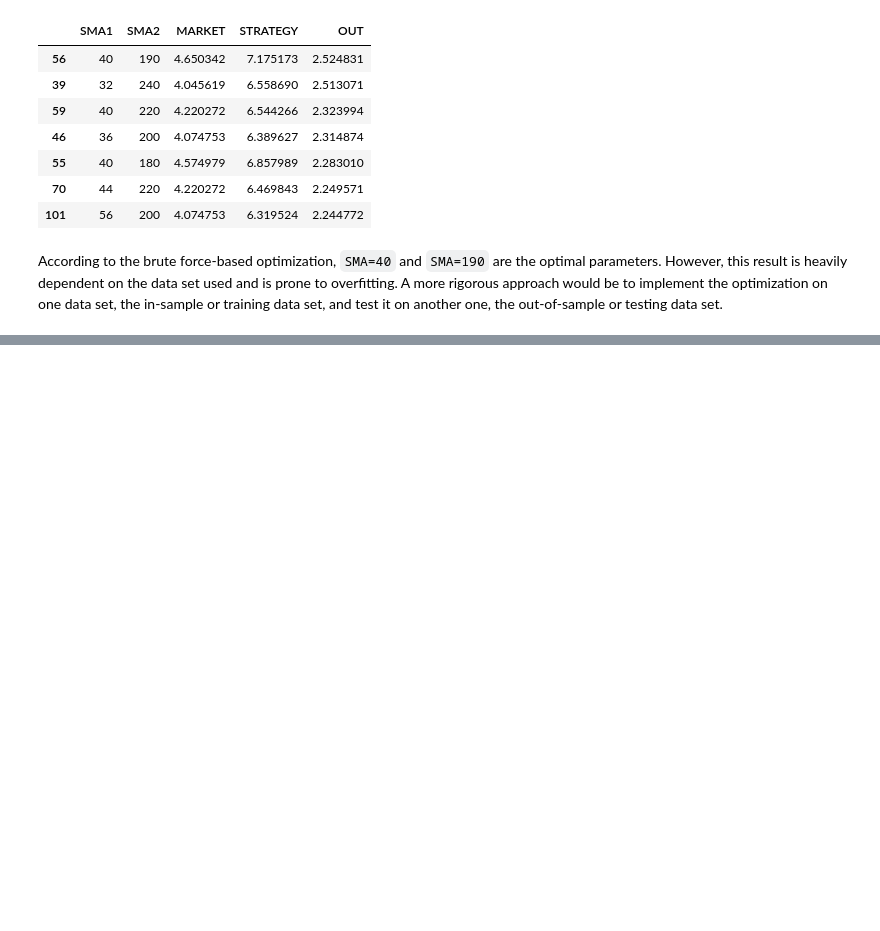
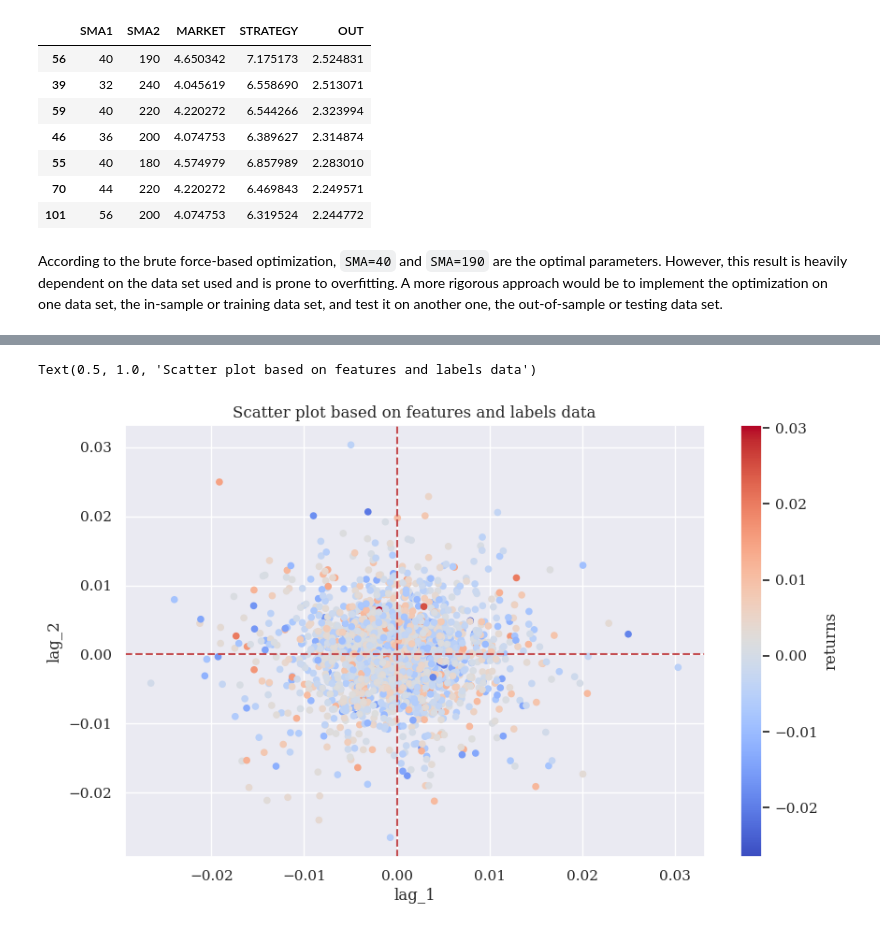
Before and after one commit to ahn283/finance, a Jupyter notebook: python_for_finance/trading_strategy.ipynb, the cells around one changed output, grey strips where cells are left out. Drawn from its saved outputs; the diff is of its cells as text; code cells hidden in the pictures; blank space fills up the shorter version.

```diff
--- a/python_for_finance/trading_strategy.ipynb
+++ b/python_for_finance/trading_strategy.ipynb
@@ -200,0 +331,10 @@ According to the brute force-based optimization, `SMA=40` and `SMA=190` are the
+# %%
+data.dropna(inplace=True)
+# %%
+data.plot.scatter(x='lag_1', y='lag_2', c='returns', cmap='coolwarm', figsize=(10, 6), colorbar=True)
+plt.axvline(0, c='r', ls='--')
+plt.axhline(0, c='r', ls='--')
+plt.title('Scatter plot based on features and labels data')
+# %% [output]
+Text(0.5, 1.0, 'Scatter plot based on features and labels data')
+[figure, added]
```
Also changed, not shown: parts of 83 cells of this notebook.
